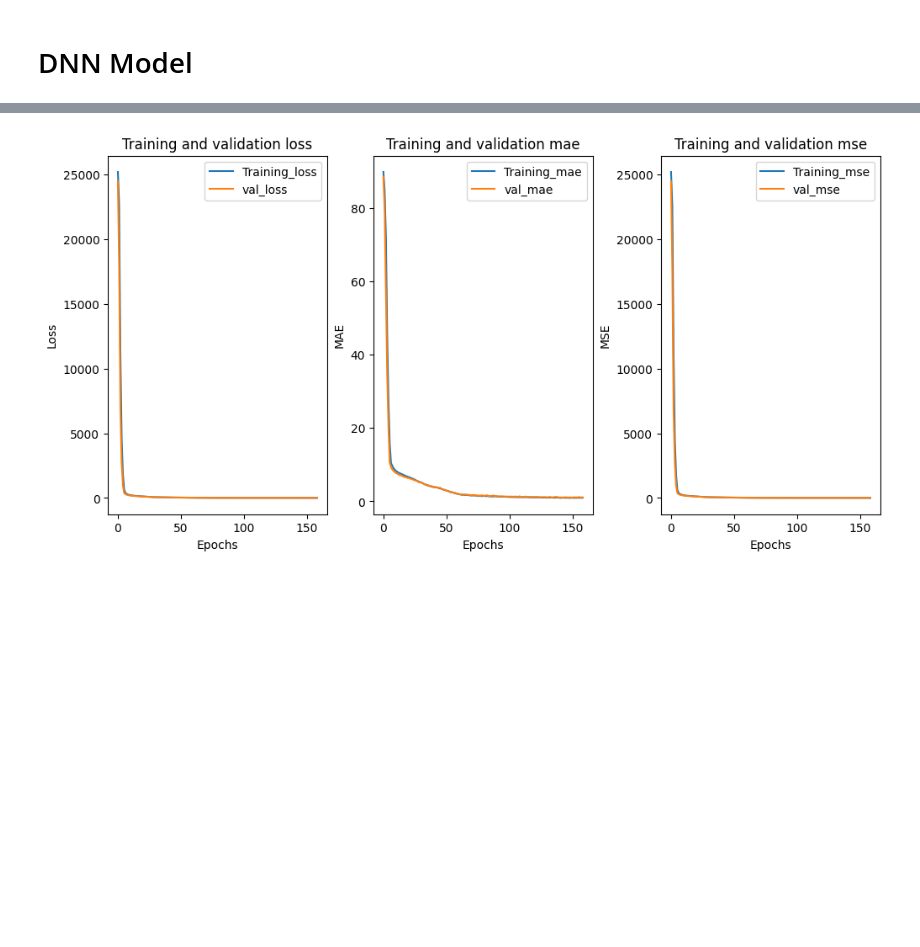
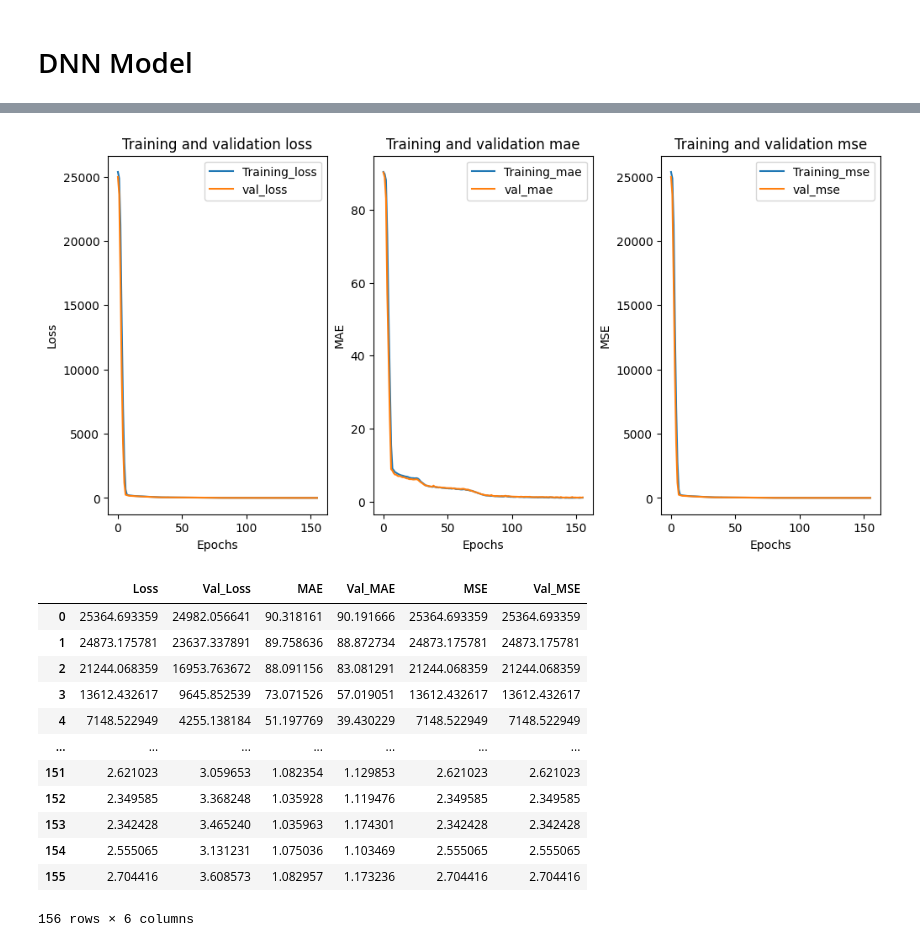
Before and after one commit to jongyunwoo/knocking-classification-and-multi-regression, a Jupyter notebook: multiregression/kncking multiregression.ipynb, the cells around one changed output, grey strips where cells are left out. Drawn from its saved outputs; the diff is of its cells as text; code cells hidden in the pictures; blank space fills up the shorter version.

```diff
--- a/multiregression/kncking multiregression.ipynb
+++ b/multiregression/kncking multiregression.ipynb
@@ -193,15 +193,22 @@ Epoch 159: early stopping
 # %%
+hist = history.history
+hist['epochs'] = history.epoch
+epochs = hist['epochs']
+loss = hist['loss']
+val_loss = hist['val_loss']
+mae = hist['mae']
+val_mae = hist['val_mae']
+mse = hist['mse']
+val_mse = hist['mse']
 def plot_history(history):
-    hist = history.history
-    hist['epochs'] = history.epoch
 
     fig, axes = plt.subplots(1, 3, constrained_layout = True, figsize = (10, 5))
-    axes[0].plot(hist['epochs'], hist['loss'], label = 'Training_loss')
-    axes[0].plot(hist['epochs'], hist['val_loss'], label = 'val_loss')
-    axes[1].plot(hist['epochs'], hist['mae'], label = 'Training_mae')
-    axes[1].plot(hist['epochs'], hist['val_mae'], label = 'val_mae')
-    axes[2].plot(hist['epochs'], hist['mse'], label = 'Training_mse')
-    axes[2].plot(hist['epochs'], hist['val_mse'], label = 'val_mse')
+    axes[0].plot(epochs, loss, label = 'Training_loss')
+    axes[0].plot(epochs, val_loss, label = 'val_loss')
+    axes[1].plot(epochs, mae, label = 'Training_mae')
+    axes[1].plot(epochs, val_mae, label = 'val_mae')
+    axes[2].plot(epochs, mse, label = 'Training_mse')
+    axes[2].plot(epochs, val_mse, label = 'val_mse')
     axes[0].set_title('Training and validation loss')
     axes[0].set_xlabel('Epochs')
     axes[0].set_ylabel('Loss')
@@ -218,4 +225,21 @@ def plot_history(history):
 # %%
 plot_history(history)
 # %% [output]
-[figure, old version]
+[figure, new version]
+# %%
+loss_mae_mse_df = pd.DataFrame(((loss[i], val_loss[i], mae[i], val_mae[i],  mse[i], val_mse[i]) for i in range(len(history.epoch))), columns=['Loss', 'Val_Loss', 'MAE', 'Val_MAE', 'MSE', 'Val_MSE'])
+loss_mae_mse_df
+# %% [output]
+|  | Loss | Val_Loss | MAE | Val_MAE | MSE | Val_MSE |
+| 0 | 25364.693359 | 24982.056641 | 90.318161 | 90.191666 | 25364.693359 | 25364.693359 |
+| 1 | 24873.175781 | 23637.337891 | 89.758636 | 88.872734 | 24873.175781 | 24873.175781 |
+| 2 | 21244.068359 | 16953.763672 | 88.091156 | 83.081291 | 21244.068359 | 21244.068359 |
+| 3 | 13612.432617 | 9645.852539 | 73.071526 | 57.019051 | 13612.432617 | 13612.432617 |
+| 4 | 7148.522949 | 4255.138184 | 51.197769 | 39.430229 | 7148.522949 | 7148.522949 |
+| ... | ... | ... | ... | ... | ... | ... |
+| 151 | 2.621023 | 3.059653 | 1.082354 | 1.129853 | 2.621023 | 2.621023 |
+| 152 | 2.349585 | 3.368248 | 1.035928 | 1.119476 | 2.349585 | 2.349585 |
+| 153 | 2.342428 | 3.465240 | 1.035963 | 1.174301 | 2.342428 | 2.342428 |
+| 154 | 2.555065 | 3.131231 | 1.075036 | 1.103469 | 2.555065 | 2.555065 |
+| 155 | 2.704416 | 3.608573 | 1.082957 | 1.173236 | 2.704416 | 2.704416 |
+156 rows × 6 columns
```
Also changed, not shown: parts of 10 cells of this notebook, 6 other files.
